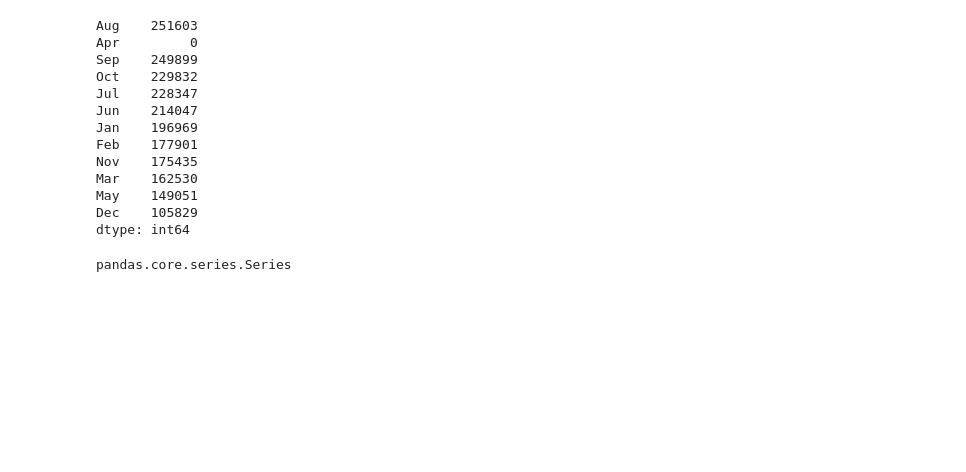
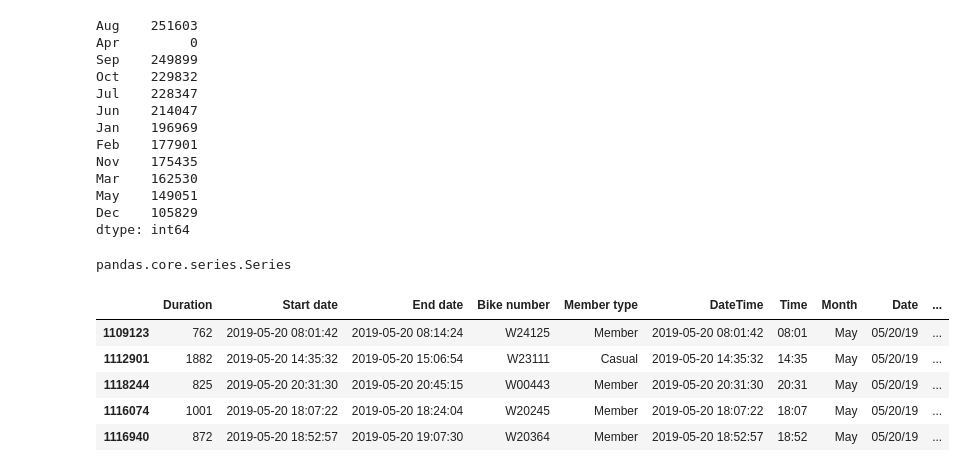
Before and after one commit to digantpatel87/Project1D2, a Jupyter notebook: Code/Project1D2.ipynb, the cells around one changed output. Cells and saved outputs as stored; diff of their text form; code cells hidden in the pictures; blank space fills up the shorter version.

```diff
--- a/Code/Project1D2.ipynb
+++ b/Code/Project1D2.ipynb
@@ -333,3 +316,19 @@ dtype: int64
 type(sum_2020)
 # %% [output]
 pandas.core.series.Series
+# %%
+is_May = combined_2019_df['Month']=='May'
+may_2019_df = combined_2019_df[is_May]
+#may_2019_df.head()
+may_sample_df = may_2019_df.sample(200)
+#may_sample_df.tail()
+sorted_may_sample_df = may_sample_df.sort_values(by="Date")
+sorted_may_sample_df.sort_values(by="DayNum", inplace=True)
+sorted_may_sample_df.head()
+# %% [output]
+|  | Duration | Start date | End date | Bike number | Member type | DateTime | Time | Month | Date | ... |
+| 1109123 | 762 | 2019-05-20 08:01:42 | 2019-05-20 08:14:24 | W24125 | Member | 2019-05-20 08:01:42 | 08:01 | May | 05/20/19 | ... |
+| 1112901 | 1882 | 2019-05-20 14:35:32 | 2019-05-20 15:06:54 | W23111 | Casual | 2019-05-20 14:35:32 | 14:35 | May | 05/20/19 | ... |
+| 1118244 | 825 | 2019-05-20 20:31:30 | 2019-05-20 20:45:15 | W00443 | Member | 2019-05-20 20:31:30 | 20:31 | May | 05/20/19 | ... |
+| 1116074 | 1001 | 2019-05-20 18:07:22 | 2019-05-20 18:24:04 | W20245 | Member | 2019-05-20 18:07:22 | 18:07 | May | 05/20/19 | ... |
+| 1116940 | 872 | 2019-05-20 18:52:57 | 2019-05-20 19:07:30 | W20364 | Member | 2019-05-20 18:52:57 | 18:52 | May | 05/20/19 | ... |
```
Also changed, not shown: parts of 9 cells of this notebook.
